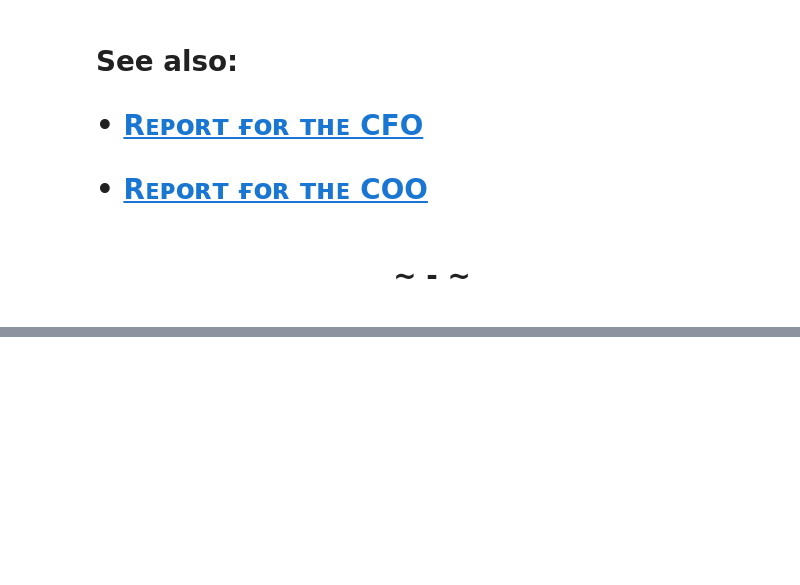
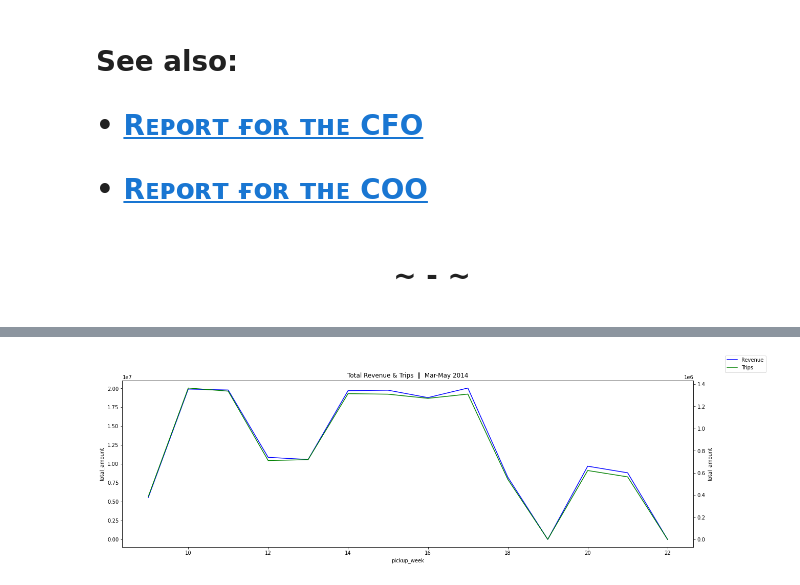
Before and after one commit to isis-santos-costa/99_Challenge, a Jupyter notebook: 99__Report_for_the_CEO.ipynb, the cells around one changed output, grey strips where cells are left out. Saved outputs shown, nothing was run; the diff lists cells and outputs as text; code cells hidden in the pictures; blank space fills up the shorter version.

```diff
--- a/99__Report_for_the_CEO.ipynb
+++ b/99__Report_for_the_CEO.ipynb
@@ -80,0 +213,17 @@ df = pd.read_csv('df_EDA.csv') # reading previously transformed data
+# %%
+weekly_revenue = df[['pickup_week', 'total_amount']].groupby(by='pickup_week', dropna=True).sum()
+weekly_trips   = df[['pickup_week', 'total_amount']].groupby(by='pickup_week', dropna=True).count()
+
+plt.figure(figsize=(20,6))
+plt.title('Total Revenue & Trips  ‖  Mar-May 2014')
+ax = sns.lineplot(data=weekly_revenue['total_amount'], legend=False, color='b')
+ax2 = plt.twinx()
+sns.lineplot(data=weekly_trips['total_amount'], ax=ax2, legend=False, color='g')
+ax.figure.legend(['Revenue', 'Trips'])
+
+#xlabels = ''
+#ax.set_xticklabels(xlabels)
+
+plt.show()
+# %% [output]
+[figure, added]
```
Also changed, not shown: parts of 49 cells of this notebook.
